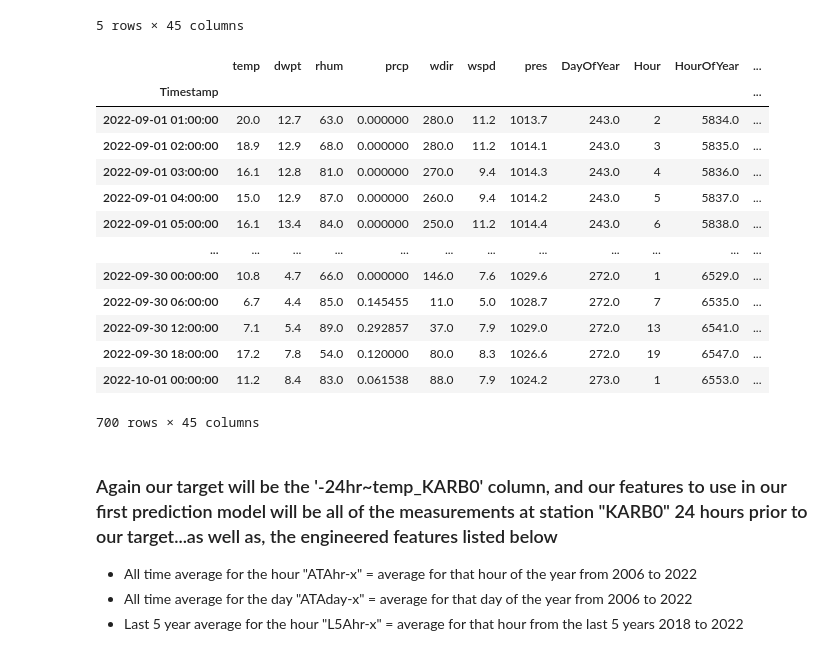
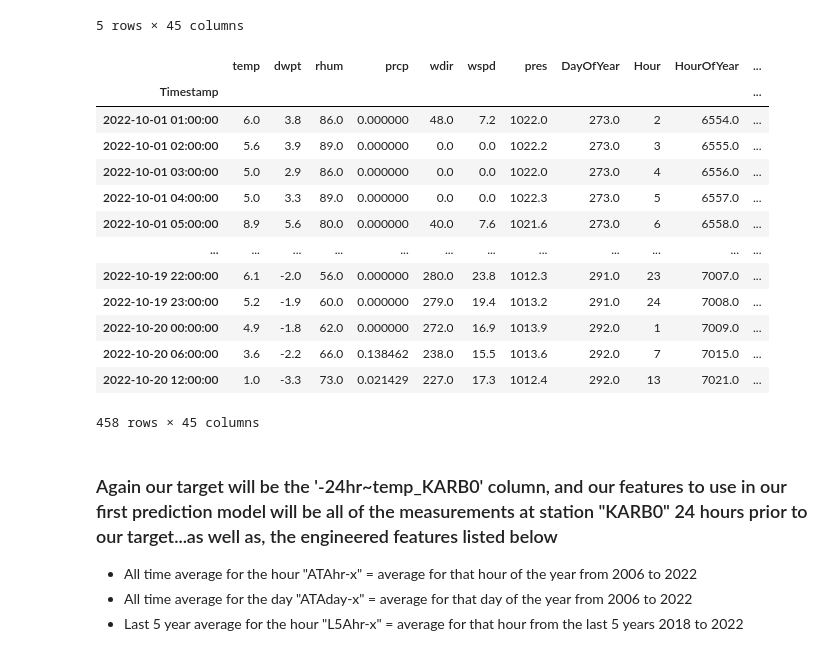
Before and after one commit to Pkeet99/Weatherman, a Jupyter notebook: supervised_models/aa_only_supervised_model.ipynb, the cells around one changed output. Drawn from its saved outputs; the diff is of its cells as text; code cells hidden in the pictures.

```diff
--- a/supervised_models/aa_only_supervised_model.ipynb
+++ b/supervised_models/aa_only_supervised_model.ipynb
@@ -101,7 +101,7 @@ aa_pkl_loc = os.path.join(ROOT_DIR, 'data','data','aa_historical.pkl')
 df = pd.read_pickle(aa_pkl_loc)
 df.drop(columns=['snow', 'wpgt','tsun','coco','Year'],inplace=True)
 df = df[df.columns[:7]]
-for col in cols:
+for col in df.columns:
     df[col] = df[col].interpolate(method ='linear', limit_direction ='forward')
     df[f'24hr~{col}'] = df[col].shift(-24)
 df = df[df['24hr~temp'].notna()]
@@ -347,22 +355,22 @@ df.head(5)
 | 2006-01-01 04:00:00 | 1.1 | -0.7 | 88.0 | 0.000000 | 250.0 | 14.8 | 1010.5 | 0.0 | 5 | 5.0 | ... |
 5 rows × 45 columns
 # %%
-df[df.index > '2022-09']
+df[df.index > '2022-10']
 # %% [output]
 |  | temp | dwpt | rhum | prcp | wdir | wspd | pres | DayOfYear | Hour | HourOfYear | ... |
 | Timestamp |  |  |  |  |  |  |  |  |  |  | ... |
-| 2022-09-01 01:00:00 | 20.0 | 12.7 | 63.0 | 0.000000 | 280.0 | 11.2 | 1013.7 | 243.0 | 2 | 5834.0 | ... |
-| 2022-09-01 02:00:00 | 18.9 | 12.9 | 68.0 | 0.000000 | 280.0 | 11.2 | 1014.1 | 243.0 | 3 | 5835.0 | ... |
-| 2022-09-01 03:00:00 | 16.1 | 12.8 | 81.0 | 0.000000 | 270.0 | 9.4 | 1014.3 | 243.0 | 4 | 5836.0 | ... |
-| 2022-09-01 04:00:00 | 15.0 | 12.9 | 87.0 | 0.000000 | 260.0 | 9.4 | 1014.2 | 243.0 | 5 | 5837.0 | ... |
-| 2022-09-01 05:00:00 | 16.1 | 13.4 | 84.0 | 0.000000 | 250.0 | 11.2 | 1014.4 | 243.0 | 6 | 5838.0 | ... |
+| 2022-10-01 01:00:00 | 6.0 | 3.8 | 86.0 | 0.000000 | 48.0 | 7.2 | 1022.0 | 273.0 | 2 | 6554.0 | ... |
+| 2022-10-01 02:00:00 | 5.6 | 3.9 | 89.0 | 0.000000 | 0.0 | 0.0 | 1022.2 | 273.0 | 3 | 6555.0 | ... |
+| 2022-10-01 03:00:00 | 5.0 | 2.9 | 86.0 | 0.000000 | 0.0 | 0.0 | 1022.0 | 273.0 | 4 | 6556.0 | ... |
+| 2022-10-01 04:00:00 | 5.0 | 3.3 | 89.0 | 0.000000 | 0.0 | 0.0 | 1022.3 | 273.0 | 5 | 6557.0 | ... |
+| 2022-10-01 05:00:00 | 8.9 | 5.6 | 80.0 | 0.000000 | 40.0 | 7.6 | 1021.6 | 273.0 | 6 | 6558.0 | ... |
 | ... | ... | ... | ... | ... | ... | ... | ... | ... | ... | ... | ... |
-| 2022-09-30 00:00:00 | 10.8 | 4.7 | 66.0 | 0.000000 | 146.0 | 7.6 | 1029.6 | 272.0 | 1 | 6529.0 | ... |
-| 2022-09-30 06:00:00 | 6.7 | 4.4 | 85.0 | 0.145455 | 11.0 | 5.0 | 1028.7 | 272.0 | 7 | 6535.0 | ... |
-| 2022-09-30 12:00:00 | 7.1 | 5.4 | 89.0 | 0.292857 | 37.0 | 7.9 | 1029.0 | 272.0 | 13 | 6541.0 | ... |
-| 2022-09-30 18:00:00 | 17.2 | 7.8 | 54.0 | 0.120000 | 80.0 | 8.3 | 1026.6 | 272.0 | 19 | 6547.0 | ... |
-| 2022-10-01 00:00:00 | 11.2 | 8.4 | 83.0 | 0.061538 | 88.0 | 7.9 | 1024.2 | 273.0 | 1 | 6553.0 | ... |
+| 2022-10-19 22:00:00 | 6.1 | -2.0 | 56.0 | 0.000000 | 280.0 | 23.8 | 1012.3 | 291.0 | 23 | 7007.0 | ... |
+| 2022-10-19 23:00:00 | 5.2 | -1.9 | 60.0 | 0.000000 | 279.0 | 19.4 | 1013.2 | 291.0 | 24 | 7008.0 | ... |
+| 2022-10-20 00:00:00 | 4.9 | -1.8 | 62.0 | 0.000000 | 272.0 | 16.9 | 1013.9 | 292.0 | 1 | 7009.0 | ... |
+| 2022-10-20 06:00:00 | 3.6 | -2.2 | 66.0 | 0.138462 | 238.0 | 15.5 | 1013.6 | 292.0 | 7 | 7015.0 | ... |
+| 2022-10-20 12:00:00 | 1.0 | -3.3 | 73.0 | 0.021429 | 227.0 | 17.3 | 1012.4 | 292.0 | 13 | 7021.0 | ... |
-700 rows × 45 columns
+458 rows × 45 columns
 # %% [markdown]
 ### Again our target will be the '-24hr~temp_KARB0' column, and our features to use in our first prediction model will be all of the measurements at station "KARB0" 24 hours prior to our target...as well as, the engineered features listed below
  - All time average for the hour "ATAhr-x" = average for that hour of the year from 2006 to 2022
```
Also changed, not shown: parts of 12 cells of this notebook, 3 other files.
